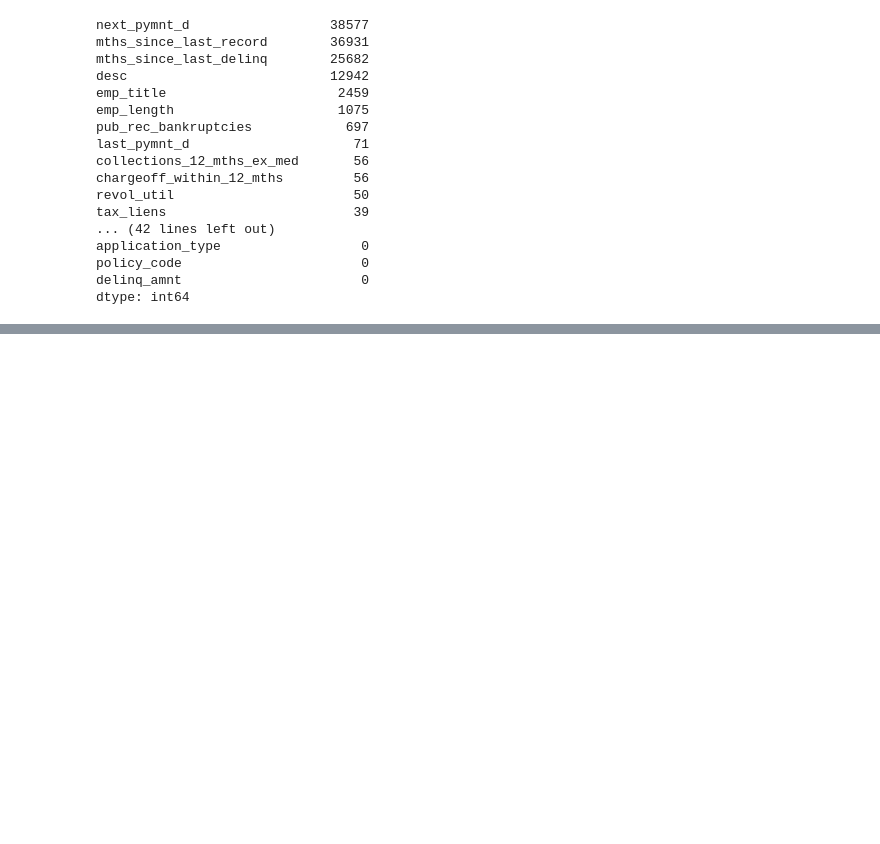
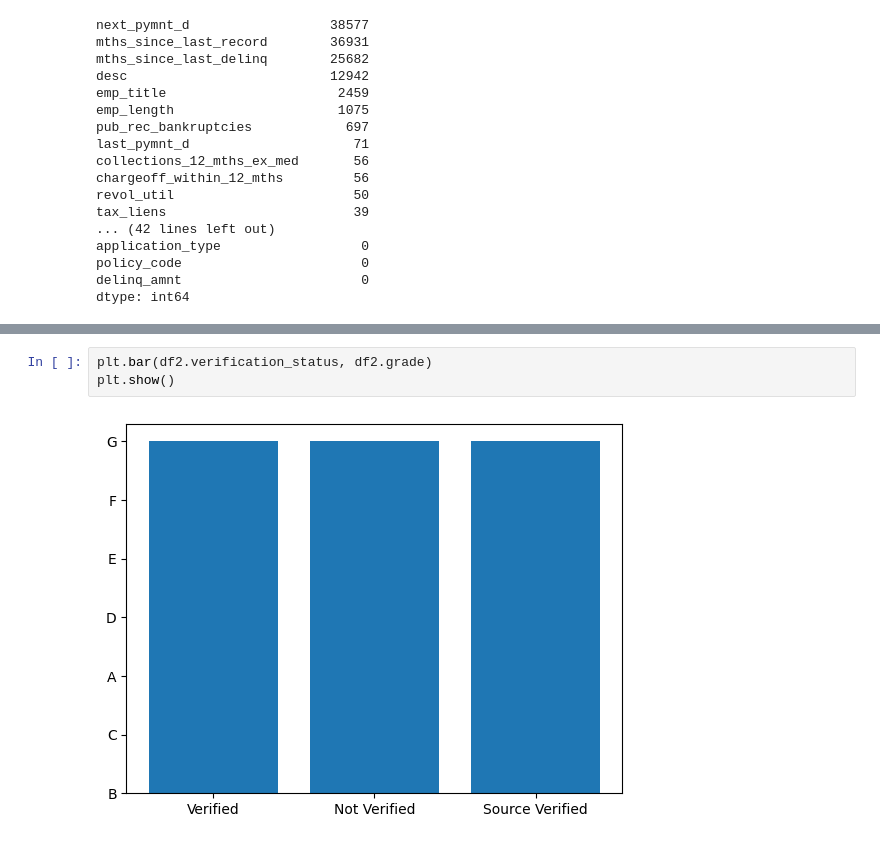
Before and after one commit to pradeepkumarr355199/lendingClub, a Jupyter notebook: LendingClub.ipynb, the cells around one changed output, grey strips where cells are left out. Cells and saved outputs as stored; diff of their text form; blank space fills up the shorter version.

```diff
--- a/LendingClub.ipynb
+++ b/LendingClub.ipynb
@@ -102,0 +176,5 @@ dtype: int64
+# %%
+plt.bar(df2.verification_status, df2.grade)
+plt.show()
+# %% [output]
+[figure, added]
```
Also changed, not shown: parts of 13 cells of this notebook.
